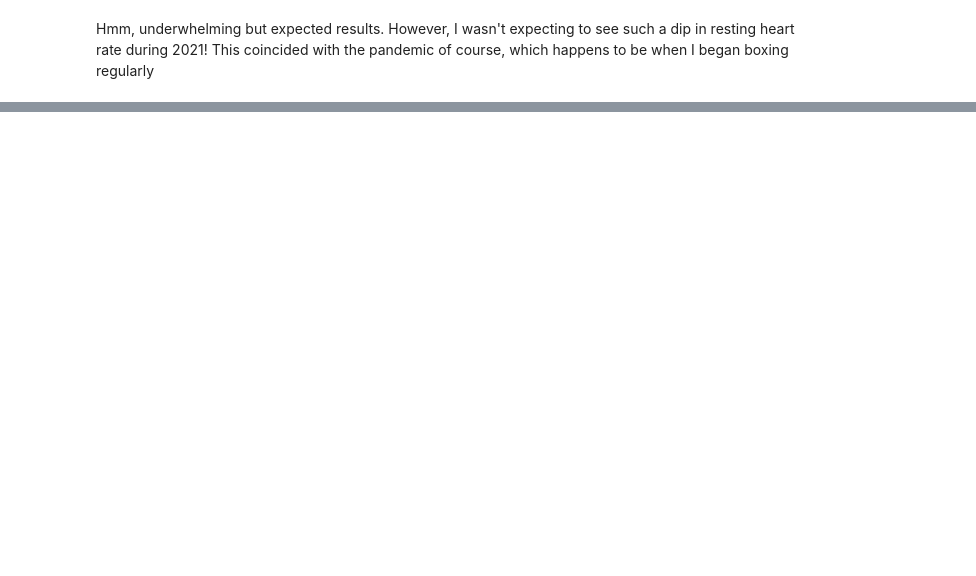
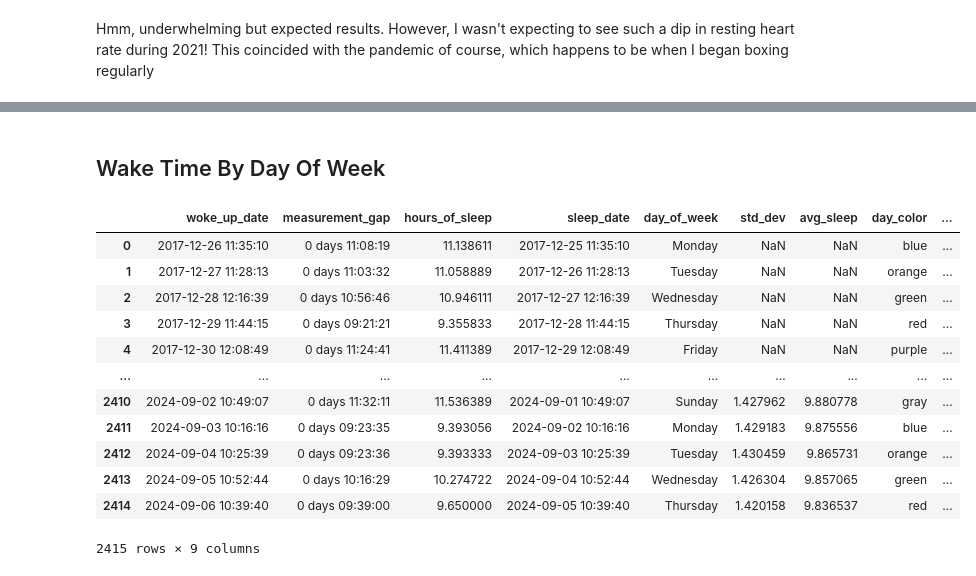
Before and after one commit to helloimfrei/apple-heart-rate, a Jupyter notebook: exploration/data_exploration.ipynb, the cells around one changed output, grey strips where cells are left out. Cells and saved outputs as stored; diff of their text form; code cells hidden in the pictures; blank space fills up the shorter version.

```diff
--- a/exploration/data_exploration.ipynb
+++ b/exploration/data_exploration.ipynb
@@ -175,0 +212,19 @@ resting_moon_fig
+# %% [markdown]
+## Wake Time By Day Of Week
+# %%
+inferred_sleep['wake_time'] = inferred_sleep.woke_up_date.dt.time
+inferred_sleep
+# %% [output]
+|  | woke_up_date | measurement_gap | hours_of_sleep | sleep_date | day_of_week | std_dev | avg_sleep | day_color | ... |
+| 0 | 2017-12-26 11:35:10 | 0 days 11:08:19 | 11.138611 | 2017-12-25 11:35:10 | Monday | NaN | NaN | blue | ... |
+| 1 | 2017-12-27 11:28:13 | 0 days 11:03:32 | 11.058889 | 2017-12-26 11:28:13 | Tuesday | NaN | NaN | orange | ... |
+| 2 | 2017-12-28 12:16:39 | 0 days 10:56:46 | 10.946111 | 2017-12-27 12:16:39 | Wednesday | NaN | NaN | green | ... |
+| 3 | 2017-12-29 11:44:15 | 0 days 09:21:21 | 9.355833 | 2017-12-28 11:44:15 | Thursday | NaN | NaN | red | ... |
+| 4 | 2017-12-30 12:08:49 | 0 days 11:24:41 | 11.411389 | 2017-12-29 12:08:49 | Friday | NaN | NaN | purple | ... |
+| ... | ... | ... | ... | ... | ... | ... | ... | ... | ... |
+| 2410 | 2024-09-02 10:49:07 | 0 days 11:32:11 | 11.536389 | 2024-09-01 10:49:07 | Sunday | 1.427962 | 9.880778 | gray | ... |
+| 2411 | 2024-09-03 10:16:16 | 0 days 09:23:35 | 9.393056 | 2024-09-02 10:16:16 | Monday | 1.429183 | 9.875556 | blue | ... |
+| 2412 | 2024-09-04 10:25:39 | 0 days 09:23:36 | 9.393333 | 2024-09-03 10:25:39 | Tuesday | 1.430459 | 9.865731 | orange | ... |
+| 2413 | 2024-09-05 10:52:44 | 0 days 10:16:29 | 10.274722 | 2024-09-04 10:52:44 | Wednesday | 1.426304 | 9.857065 | green | ... |
+| 2414 | 2024-09-06 10:39:40 | 0 days 09:39:00 | 9.650000 | 2024-09-05 10:39:40 | Thursday | 1.420158 | 9.836537 | red | ... |
+2415 rows × 9 columns
```
Also changed, not shown: parts of 13 cells of this notebook, 10 other files.
